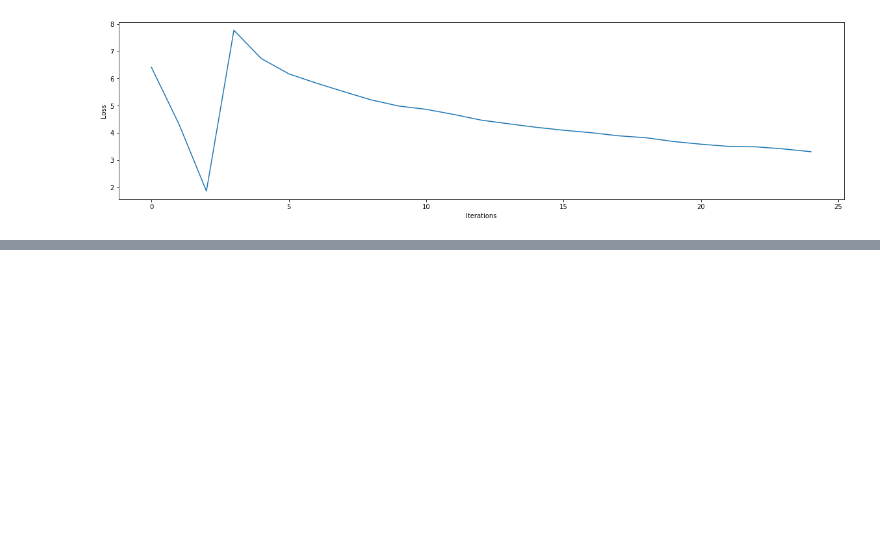
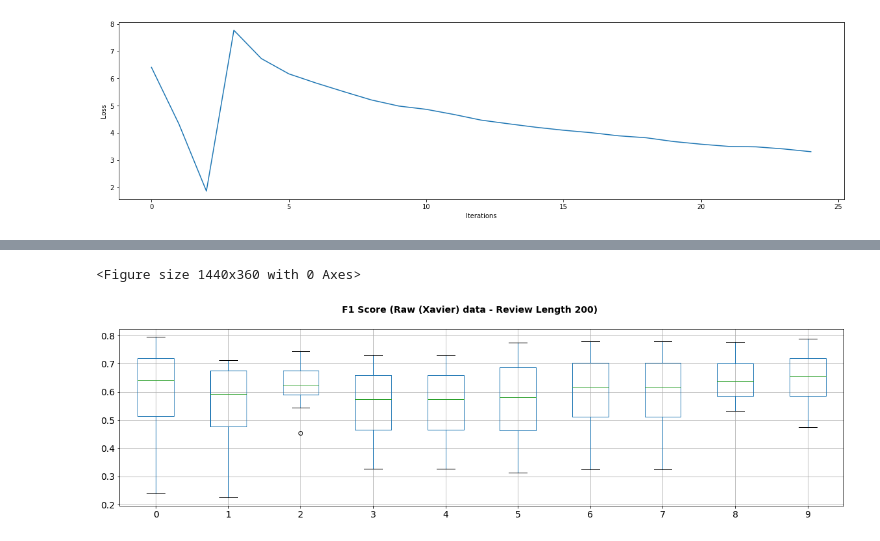
Before and after one commit to rmajumder/266finalproject, a Jupyter notebook: transcap-qb-2/format_results.ipynb, the cells around one changed output, grey strips where cells are left out. Cells and saved outputs as stored; diff of their text form; code cells hidden in the pictures; blank space fills up the shorter version.

```diff
--- a/transcap-qb-2/format_results.ipynb
+++ b/transcap-qb-2/format_results.ipynb
@@ -88,0 +103,5 @@ draw_line_graph(train_loss[0], 'Loss', 'Iterations')
+# %%
+draw_boxplot(test_f1_score, 'F1 Score (Raw (Xavier) data - Review Length 200)')
+# %% [output]
+<Figure size 1440x360 with 0 Axes>
+[figure, added]
```
Also changed, not shown: parts of 8 cells of this notebook, 34 other files.
